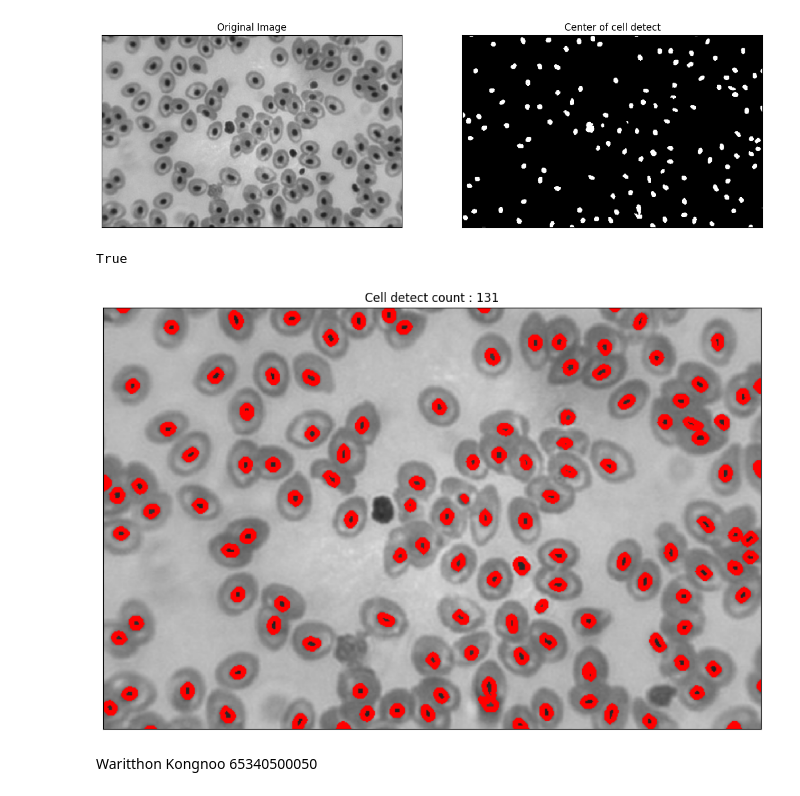
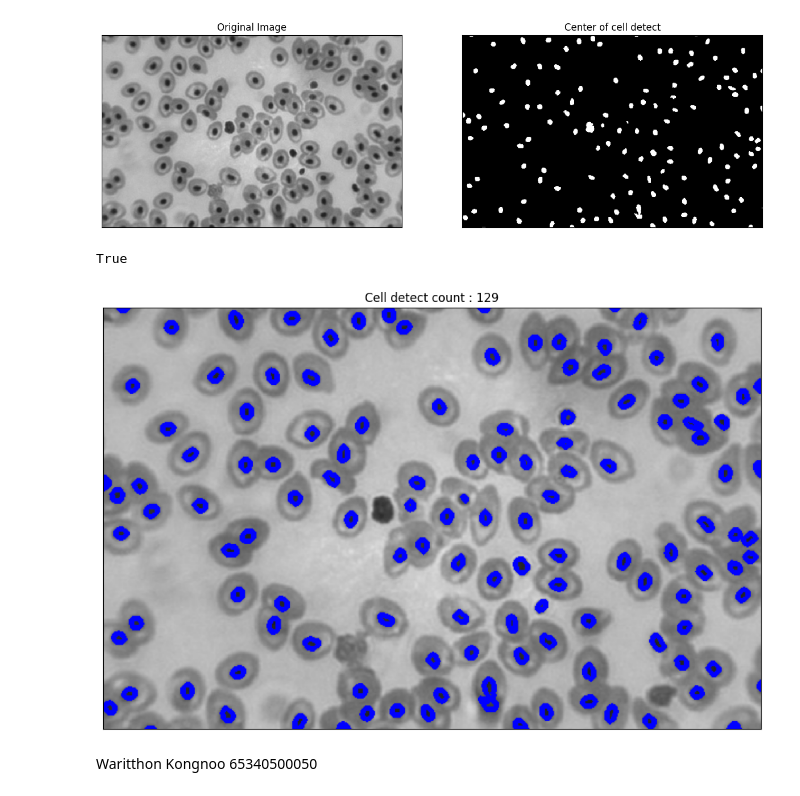
Before and after one commit to DenWaritthon/BlooodCellDetection, a Jupyter notebook: BloodCellDetection.ipynb, the cells around one changed output. Saved outputs shown, nothing was run; the diff lists cells and outputs as text; code cells hidden in the pictures.

```diff
--- a/BloodCellDetection.ipynb
+++ b/BloodCellDetection.ipynb
@@ -20,10 +20,11 @@ hsv_img = cv2.cvtColor(img, cv2.COLOR_BGR2HSV)
 # %% [markdown]
 # Cell detection
 # %%
+# Black color in HSV is (0, 0, 0)
 # lower range in HSV
-lower_range = (0, 0, 30)
+lower_range = (0, 0, 0) # lower is black color
 # upper rangein HSV
-upper_range = (0, 0, 75)
+upper_range = (0, 0, 75) # upper is black color in lightness 30%
 
 # detect center of cell by color
 mask = cv2.inRange(hsv_img, lower_range, upper_range)
@@ -42,24 +43,24 @@ plt.title('Center of cell detect'), plt.xticks([]), plt.yticks([])
 # %%
 # find contouts in picture
 contours,h = cv2.findContours(mask,1,2)
 
 cell_count = 0
 
 # count cell by contours zone
 for cnt in contours:
     if cv2.contourArea(cnt) < 205: # contours zone < 205 is Blood Cell
-        cv2.drawContours(img,[cnt],-1,(255,0,0),3)
+        cv2.drawContours(img,[cnt],-1,(0,0,255),3)
         cell_count +=1
 
 # show cell deterct
 plt.figure(figsize=(12,12))
 plt.imshow(img,cmap = 'gray')
 plt.title(f'Cell detect count : {cell_count}'), plt.xticks([]), plt.yticks([])
 
 # seve output
 cv2.imwrite('pic/BloodCellDection.png',img)
 # %% [output]
 True
-[figure, old version]
+[figure, new version]
 # %% [markdown]
 Waritthon Kongnoo 65340500050
```
Also changed, not shown: 3 other files.
